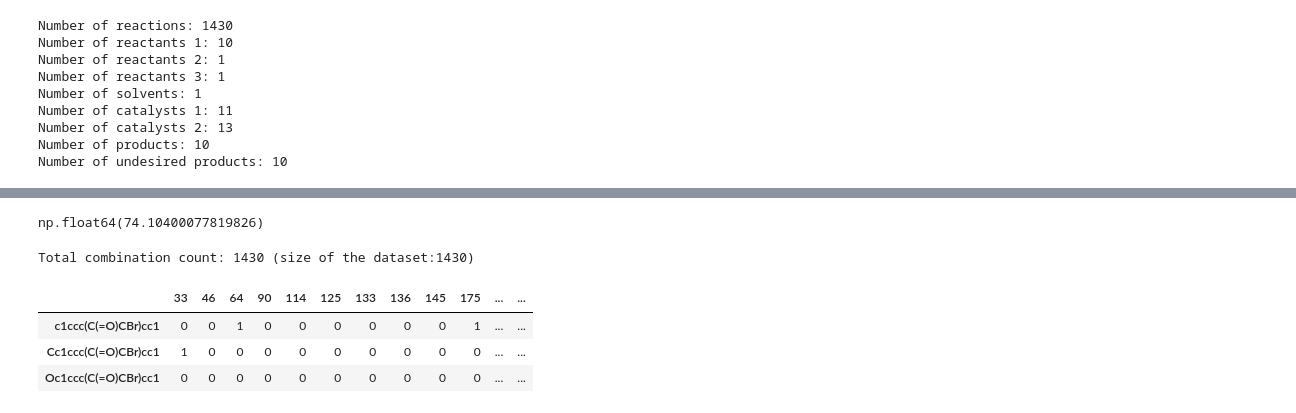
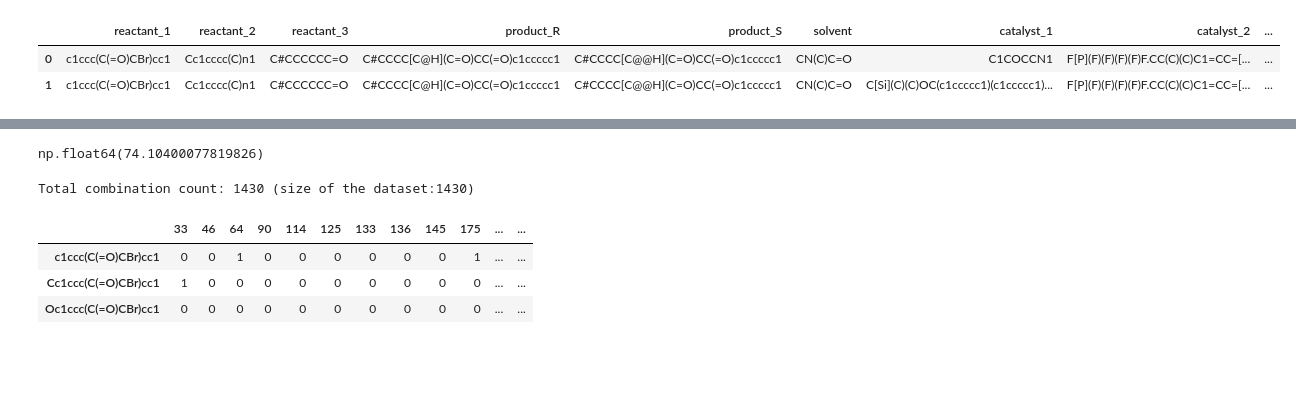
Before and after one commit to Lecmino/ai4chem-bo, a Jupyter notebook: bo_initialization.ipynb, the cells around one changed output, grey strips where cells are left out. Cells and saved outputs as stored; diff of their text form; code cells hidden in the pictures; blank space fills up the shorter version.

```diff
--- a/bo_initialization.ipynb
+++ b/bo_initialization.ipynb
@@ -7,23 +7,8 @@ from rdkit.Chem.AllChem import GetMorganGenerator
 import seaborn as sns
 # %%
 df = pd.read_csv('dataset.csv')
+df.head(2)
+# %% [output]
+|  | reactant_1 | reactant_2 | reactant_3 | product_R | product_S | solvent | catalyst_1 | catalyst_2 | ... |
+| 0 | c1ccc(C(=O)CBr)cc1 | Cc1cccc(C)n1 | C#CCCCCC=O | C#CCCC[C@H](C=O)CC(=O)c1ccccc1 | C#CCCC[C@@H](C=O)CC(=O)c1ccccc1 | CN(C)C=O | C1COCCN1 | F[P](F)(F)(F)(F)F.CC(C)(C)C1=CC=[... | ... |
+| 1 | c1ccc(C(=O)CBr)cc1 | Cc1cccc(C)n1 | C#CCCCCC=O | C#CCCC[C@H](C=O)CC(=O)c1ccccc1 | C#CCCC[C@@H](C=O)CC(=O)c1ccccc1 | CN(C)C=O | C[Si](C)(C)OC(c1ccccc1)(c1ccccc1)... | F[P](F)(F)(F)(F)F.CC(C)(C)C1=CC=[... | ... |
-# %%
-print(f'Number of reactions: {len(df)}')
-print(f'Number of reactants 1: {len(df["reactant_1"].unique())}')
-print(f'Number of reactants 2: {len(df["reactant_2"].unique())}')
-print(f'Number of reactants 3: {len(df["reactant_3"].unique())}')
-print(f'Number of solvents: {len(df["solvent"].unique())}')
-print(f'Number of catalysts 1: {len(df["catalyst_1"].unique())}')
-print(f'Number of catalysts 2: {len(df["catalyst_2"].unique())}')
-print(f'Number of products: {len(df["product_R"].unique())}')
-print(f'Number of undesired products: {len(df["product_undesired_R"].unique())}')
-# %% [output]
-Number of reactions: 1430
-Number of reactants 1: 10
-Number of reactants 2: 1
-Number of reactants 3: 1
-Number of solvents: 1
-Number of catalysts 1: 11
-Number of catalysts 2: 13
-Number of products: 10
-Number of undesired products: 10
```
Also changed, not shown: parts of 4 cells of this notebook, 2 other files.
